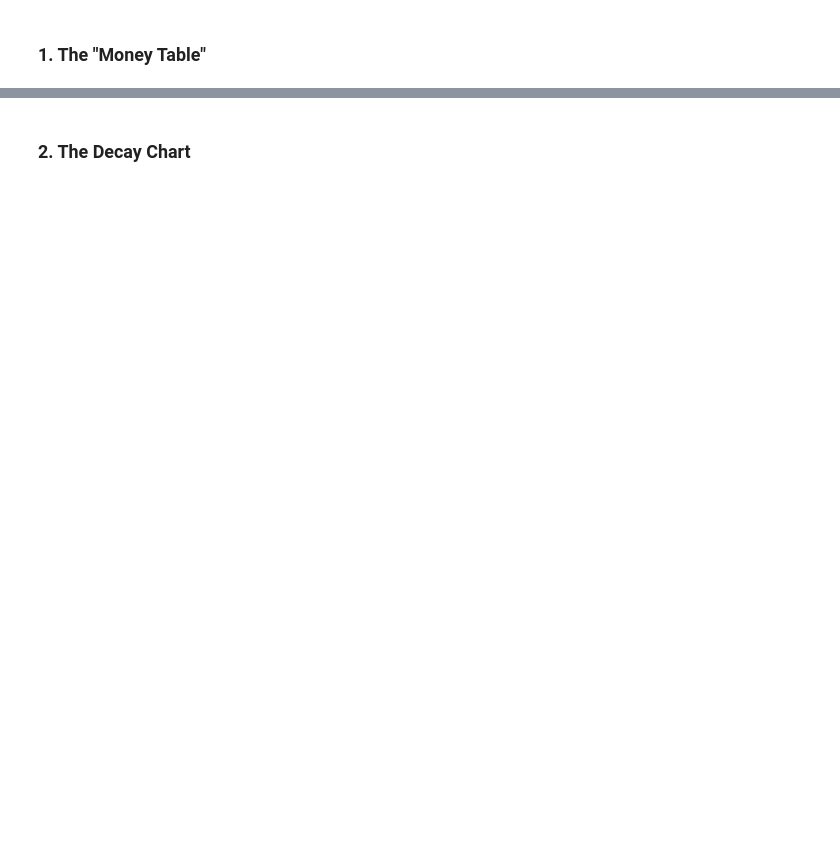
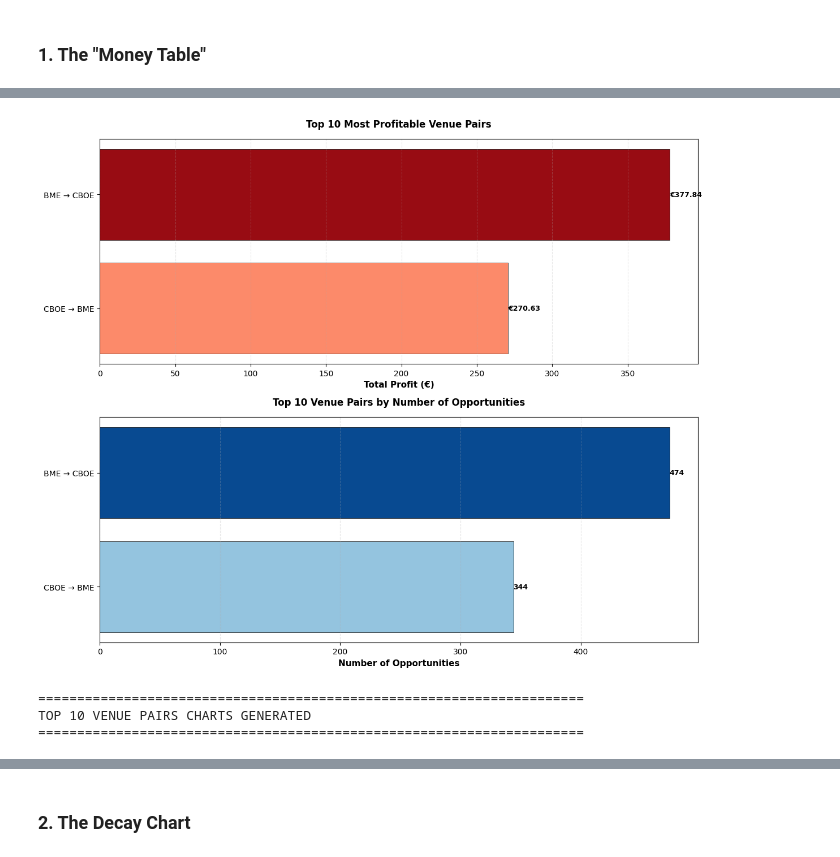
Before and after one commit to ALBERELVIS/Practica_Renta_Variable, a Jupyter notebook: Practica_Renta_Variable0.ipynb, the cells around one changed output, grey strips where cells are left out. Cells and saved outputs as stored; diff of their text form; code cells hidden in the pictures; blank space fills up the shorter version.

```diff
--- a/Practica_Renta_Variable0.ipynb
+++ b/Practica_Renta_Variable0.ipynb
@@ -2635,3 +3184,74 @@ Submit a Jupyter Notebook containing your code and the following analysis:
+# %%
+# ============================================================================
+# TOP 10 VENUE PAIRS: Bar Charts by Profit and Opportunities
+# ============================================================================
+# Create two horizontal bar charts showing the top 10 venue pairs.
+# ============================================================================
+
+if not venue_pairs_agg.empty:
+    # Sort and get top 10 by profit
+    top10_profit = venue_pairs_agg.nlargest(10, 'total_profit').sort_values('total_profit')
+
+    # Sort and get top 10 by opportunities
+    top10_opportunities = venue_pairs_agg.nlargest(10, 'num_opportunities').sort_values('num_opportunities')
+
+    # Create figure with two subplots (stacked vertically)
+    fig, (ax1, ax2) = plt.subplots(2, 1, figsize=(12, 10))
+
+    # Chart 1: Top 10 Most Profitable Venue Pairs
+    y_pos1 = np.arange(len(top10_profit))
+    colors1 = plt.cm.Reds(np.linspace(0.4, 0.9, len(top10_profit)))
+
+    bars1 = ax1.barh(y_pos1, top10_profit['total_profit'], color=colors1, edgecolor='black', linewidth=0.5)
+    ax1.set_yticks(y_pos1)
+    ax1.set_yticklabels([f"{row['sell_venue']} → {row['buy_venue']}"
+                         for _, row in top10_profit.iterrows()])
+    ax1.set_xlabel('Total Profit (€)', fontsize=11, fontweight='bold')
+    ax1.set_title('Top 10 Most Profitable Venue Pairs', fontsize=12, fontweight='bold', pad=15)
+    ax1.grid(True, axis='x', linestyle='--', alpha=0.3)
+
+    # Add value labels on bars
+    for i, (idx, row) in enumerate(top10_profit.iterrows()):
+        value = row['total_profit']
+        ax1.text(value, i, f'€{value:.2f}', va='center', ha='left',
+                fontsize=9, fontweight='bold')
+
+    # Format x-axis
+    ax1.xaxis.set_major_formatter(plt.FuncFormatter(lambda x, p: f'{x:,.0f}'))
+
+    # Chart 2: Top 10 Venue Pairs by Number of Opportunities
+    y_pos2 = np.arange(len(top10_opportunities))
+    colors2 = plt.cm.Blues(np.linspace(0.4, 0.9, len(top10_opportunities)))
+
+    bars2 = ax2.barh(y_pos2, top10_opportunities['num_opportunities'], color=colors2,
+                     edgecolor='black', linewidth=0.5)
+    ax2.set_yticks(y_pos2)
+    ax2.set_yticklabels([f"{row['sell_venue']} → {row['buy_venue']}"
+                         for _, row in top10_opportunities.iterrows()])
+    ax2.set_xlabel('Number of Opportunities', fontsize=11, fontweight='bold')
+    ax2.set_title('Top 10 Venue Pairs by Number of Opportunities', fontsize=12, fontweight='bold', pad=15)
+    ax2.grid(True, axis='x', linestyle='--', alpha=0.3)
+
+    # Add value labels on bars
+    for i, (idx, row) in enumerate(top10_opportunities.iterrows()):
+        value = int(row['num_opportunities'])
+        ax2.text(value, i, f'{value}', va='center', ha='left',
+                fontsize=9, fontweight='bold')
+
+    plt.tight_layout()
+    plt.show()
+
+    print("=" * 70)
+    print("TOP 10 VENUE PAIRS CHARTS GENERATED")
+    print("=" * 70)
+    print("\n")
+else:
+    print("Warning: No venue pairs data available for top 10 charts.")
+# %% [output]
+[figure, added]
+======================================================================
+TOP 10 VENUE PAIRS CHARTS GENERATED
+======================================================================
 # %%
 # ============================================================================
 # DELIVERABLE 1: The "Money Table"
```
Also changed, not shown: parts of 21 cells of this notebook.
